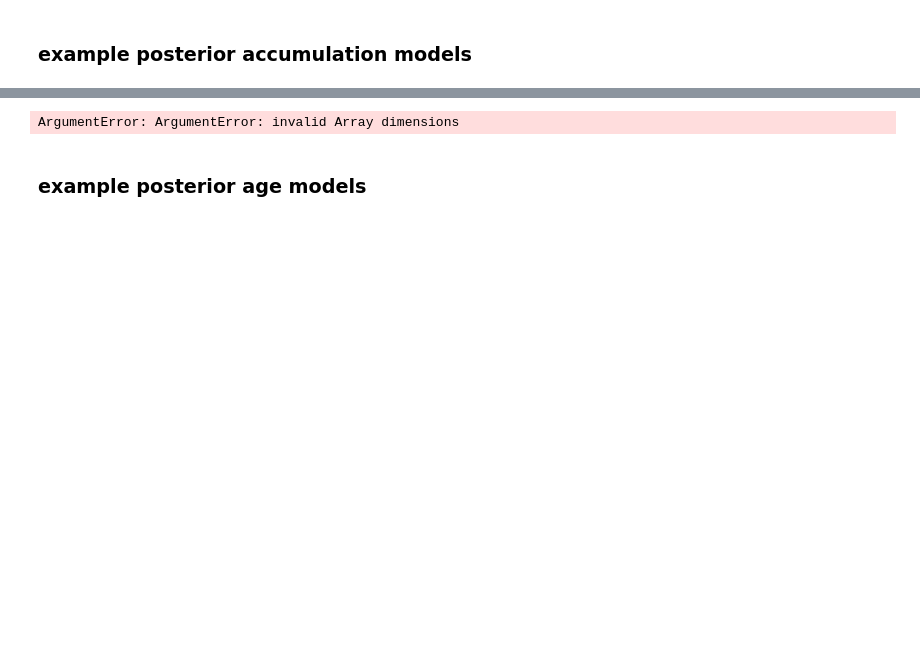
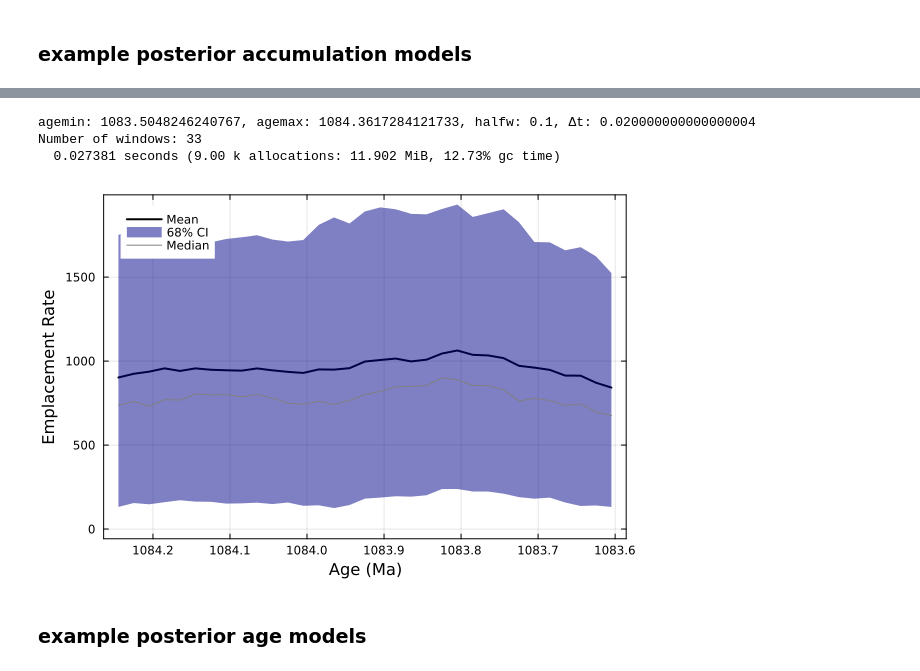
Before and after one commit to PolarWandering/APWP_StratModels, a Jupyter notebook: code/age_models/Michipicoten_age_models.ipynb, the cells around one changed output, grey strips where cells are left out. Saved outputs shown, nothing was run; the diff lists cells and outputs as text; code cells hidden in the pictures; blank space fills up the shorter version.

```diff
--- a/code/age_models/Michipicoten_age_models.ipynb
+++ b/code/age_models/Michipicoten_age_models.ipynb
@@ -55,7 +161,10 @@ display(Michipicoten_age_model)
 # %%
-plot_accumulation_model(Michipicoten_section, Michipicoten_age_model_config, Michipicoten_age_model_mdl, Michipicoten_age_model_agedist, save_figure=false)
+plot_accumulation_model(Michipicoten_section, Michipicoten_age_model_config, Michipicoten_age_model_mdl, Michipicoten_age_model_agedist, binwidth=0.2,save_figure=false)
 # %% [output]
-ArgumentError: ArgumentError: invalid Array dimensions
+agemin: 1083.5048246240767, agemax: 1084.3617284121733, halfw: 0.1, Δt: 0.020000000000000004
+Number of windows: 33
+  0.027381 seconds (9.00 k allocations: 11.902 MiB, 12.73% gc time)
+[figure, added]
 # %% [markdown]
 ### example posterior age models
 # %%
```
Also changed, not shown: parts of 7 cells of this notebook.
